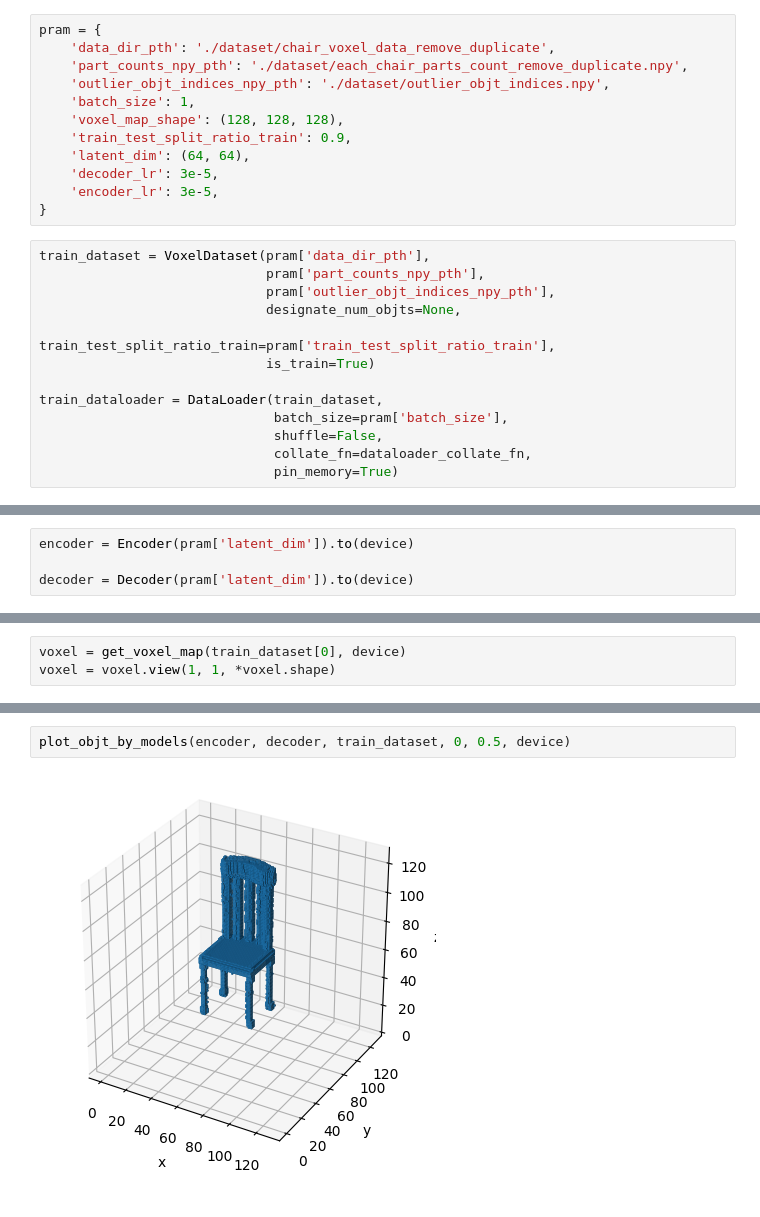
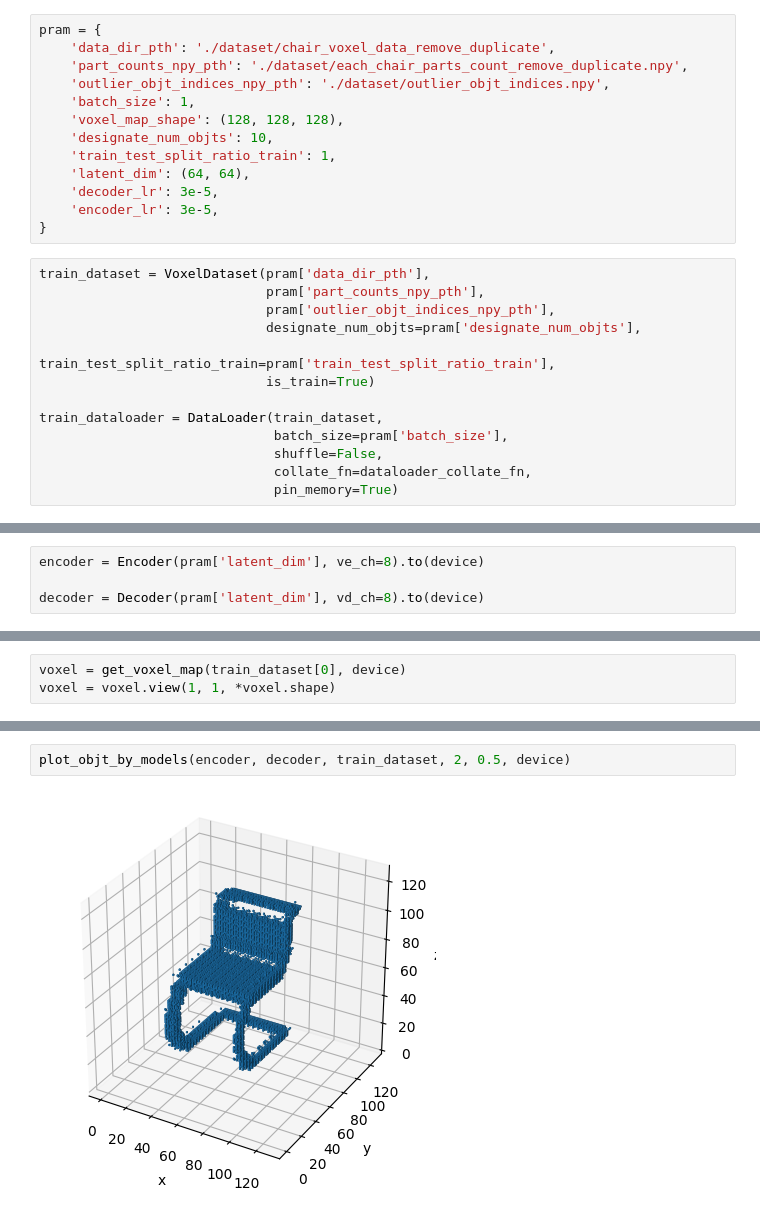
Before and after one commit to MattZhang9020/voxgen, a Jupyter notebook: experiment.ipynb, the cells around one changed output, grey strips where cells are left out. Cells and saved outputs as stored; diff of their text form.

```diff
--- a/experiment.ipynb
+++ b/experiment.ipynb
@@ -24,7 +24,8 @@ pram = {
     'outlier_objt_indices_npy_pth': './dataset/outlier_objt_indices.npy',
     'batch_size': 1,
     'voxel_map_shape': (128, 128, 128),
-    'train_test_split_ratio_train': 0.9,
+    'designate_num_objts': 10,
+    'train_test_split_ratio_train': 1,
     'latent_dim': (64, 64),
     'decoder_lr': 3e-5,
     'encoder_lr': 3e-5,
@@ -33,7 +34,7 @@ pram = {
 train_dataset = VoxelDataset(pram['data_dir_pth'],
                              pram['part_counts_npy_pth'],
                              pram['outlier_objt_indices_npy_pth'],
-                             designate_num_objts=None,
+                             designate_num_objts=pram['designate_num_objts'],
                              train_test_split_ratio_train=pram['train_test_split_ratio_train'],
                              is_train=True)
 
@@ -62,7 +63,7 @@ Trying to load 745 objects with total 14943 parts into memory.
 # %%
-encoder = Encoder(pram['latent_dim']).to(device)
+encoder = Encoder(pram['latent_dim'], ve_ch=8).to(device)
 
-decoder = Decoder(pram['latent_dim']).to(device)
+decoder = Decoder(pram['latent_dim'], vd_ch=8).to(device)
 # %%
 saved_ckpt = torch.load('./models/encoder_decoder_saved.pt')
 # %%
@@ -97,4 +96,4 @@ plot_objt_by_dataset(train_dataset, 0)
 # %%
-plot_objt_by_models(encoder, decoder, train_dataset, 0, 0.5, device)
+plot_objt_by_models(encoder, decoder, train_dataset, 2, 0.5, device)
 # %% [output]
-[figure, old version]
+[figure, new version]
```
Also changed, not shown: parts of 5 cells of this notebook, 1 other file.
